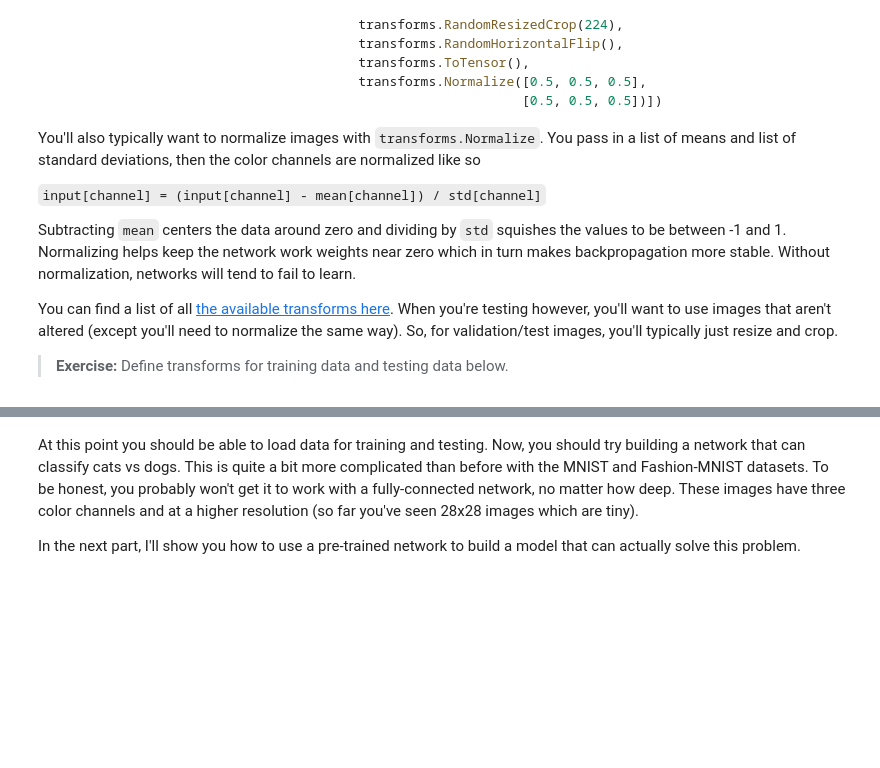
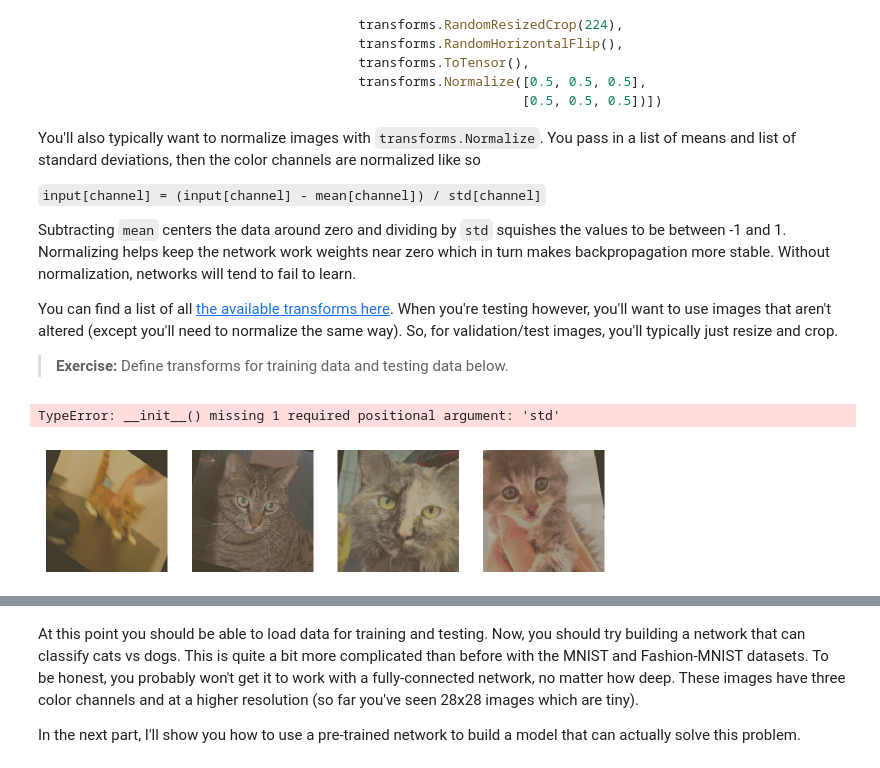
Before and after one commit to esteveste/deep-learning-v2-pytorch, a Jupyter notebook: intro-to-pytorch/Part 7 - Loading Image Data (Exercises).ipynb, the cells around one changed output, grey strips where cells are left out. Saved outputs shown, nothing was run; the diff lists cells and outputs as text; code cells hidden in the pictures; blank space fills up the shorter version.

```diff
--- a/intro-to-pytorch/Part 7 - Loading Image Data (Exercises).ipynb
+++ b/intro-to-pytorch/Part 7 - Loading Image Data (Exercises).ipynb
@@ -115,12 +117,20 @@ You can find a list of all [the available transforms here](http://pytorch.org/do
 
 >**Exercise:** Define transforms for training data and testing data below.
 # %%
-data_dir = 'Cat_Dog_data'
+data_dir = '/media/esteveste/7ab34ed6-d0d8-4a2e-8b24-15747406b064/home/est/Cat_Dog_data'
 
 # TODO: Define transforms for the training data and testing data
-train_transforms = transforms.Compose
+train_transforms = transforms.Compose([transforms.RandomRotation(30),
+                                       transforms.RandomResizedCrop(224),
+                                       transforms.RandomHorizontalFlip(),
+                                       transforms.ToTensor(),
+                                       transforms.Normalize([0.5,0.5,0.5],[0.5,0.5,0.5])
+                                      ])
 
-test_transforms =
+test_transforms = transforms.Compose([transforms.Resize(255),
+                                      transforms.CenterCrop(224),
+                                      transforms.ToTensor(),
+                                      transforms.Normalize([0.5,0.5,0.5],[0.5,0.5,0.5])])
 
 
 # Pass transforms in here, then run the next cell to see how the transforms look
@@ -129,15 +139,19 @@ test_data = datasets.ImageFolder(data_dir + '/test', transform=test_transforms)
 
 trainloader = torch.utils.data.DataLoader(train_data, batch_size=32)
 testloader = torch.utils.data.DataLoader(test_data, batch_size=32)
+# %% [output]
+TypeError: __init__() missing 1 required positional argument: 'std'
 # %%
 # change this to the trainloader or testloader
-data_iter = iter(testloader)
+data_iter = iter(trainloader)
 
 images, labels = next(data_iter)
 fig, axes = plt.subplots(figsize=(10,4), ncols=4)
 for ii in range(4):
     ax = axes[ii]
     helper.imshow(images[ii], ax=ax, normalize=False)
+# %% [output]
+[figure, added]
 # %% [markdown]
 Your transformed images should look something like this.
 
```
Also changed, not shown: parts of 3 cells of this notebook, 2 other files.
